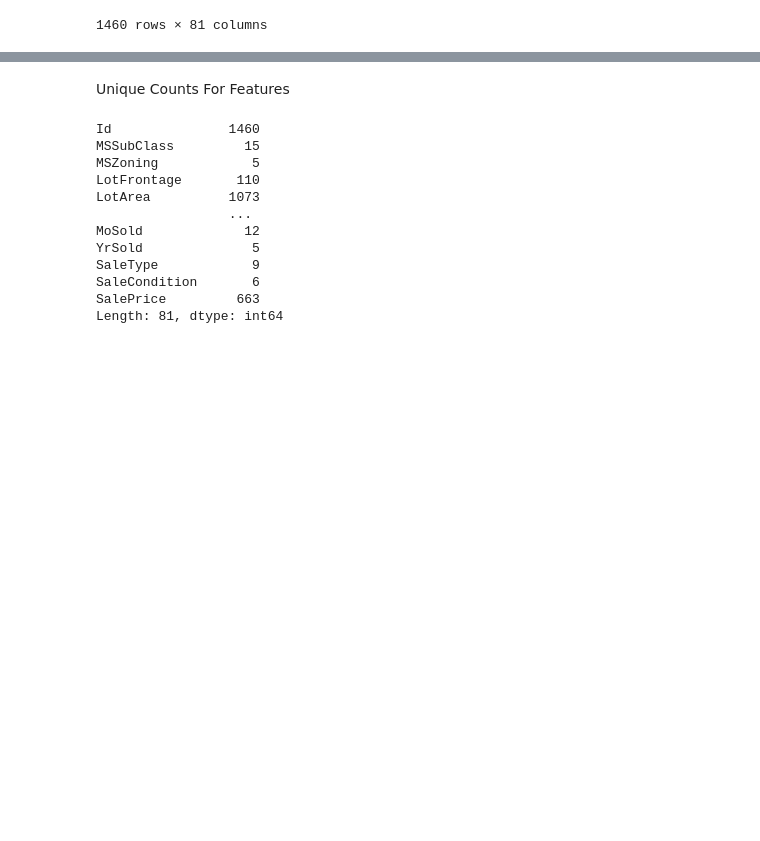
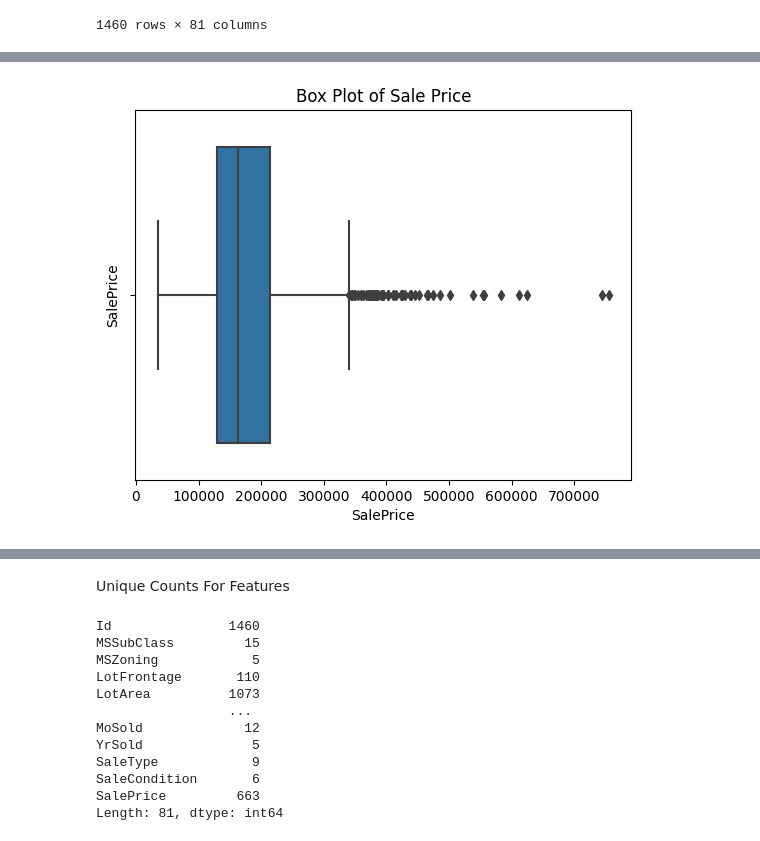
Before and after one commit to OmarKarame/House_Prices_Kaggle, a Jupyter notebook: notebooks/predict_house_prices.ipynb, the cells around one changed output, grey strips where cells are left out. Cells and saved outputs as stored; diff of their text form; code cells hidden in the pictures; blank space fills up the shorter version.

```diff
--- a/notebooks/predict_house_prices.ipynb
+++ b/notebooks/predict_house_prices.ipynb
@@ -29,0 +59,7 @@ train_df
+# %%
+sns.boxplot(train_df['SalePrice'])
+plt.title('Box Plot of Sale Price')
+plt.ylabel('SalePrice')
+plt.show()
+# %% [output]
+[figure, added]
```
Also changed, not shown: parts of 17 cells of this notebook.
